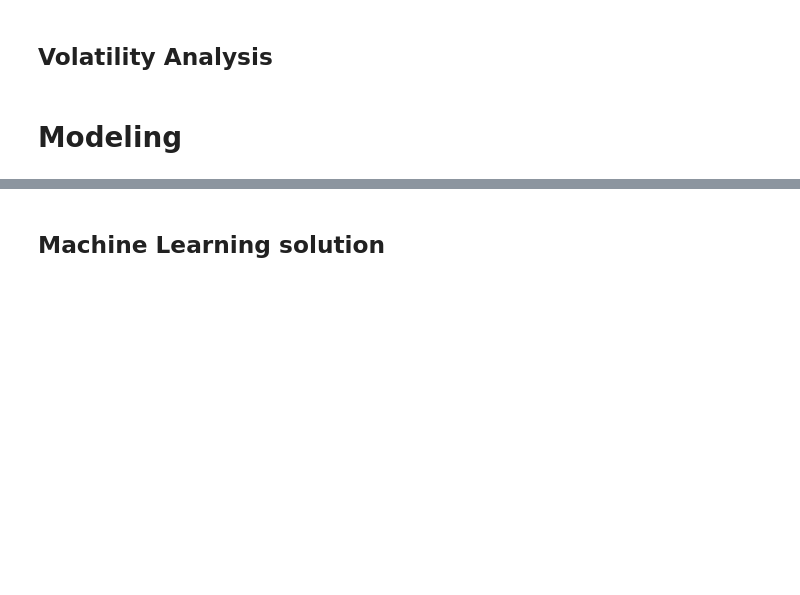
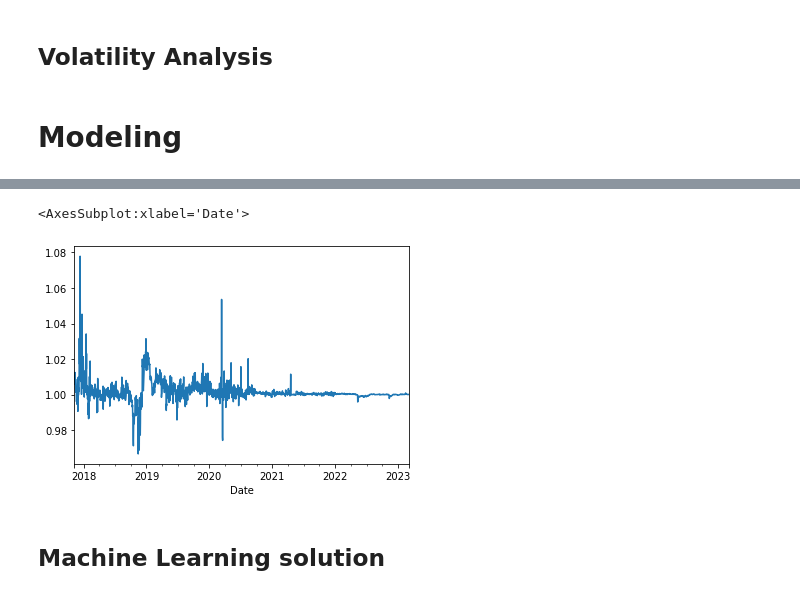
Before and after one commit to mzaoualim/cryptocurrency_portfolio_optimization_app, a Jupyter notebook: crypto_portfolio_optimization.ipynb, the cells around one changed output, grey strips where cells are left out. Drawn from its saved outputs; the diff is of its cells as text; code cells hidden in the pictures; blank space fills up the shorter version.

```diff
--- a/crypto_portfolio_optimization.ipynb
+++ b/crypto_portfolio_optimization.ipynb
@@ -213,2 +248,7 @@ print(allocation)
+# %%
+data['USDT-USD'].plot()
+# %% [output]
+<AxesSubplot:xlabel='Date'>
+[figure, added]
 # %% [markdown]
 ## Machine Learning solution
```
Also changed, not shown: parts of 29 cells of this notebook.
